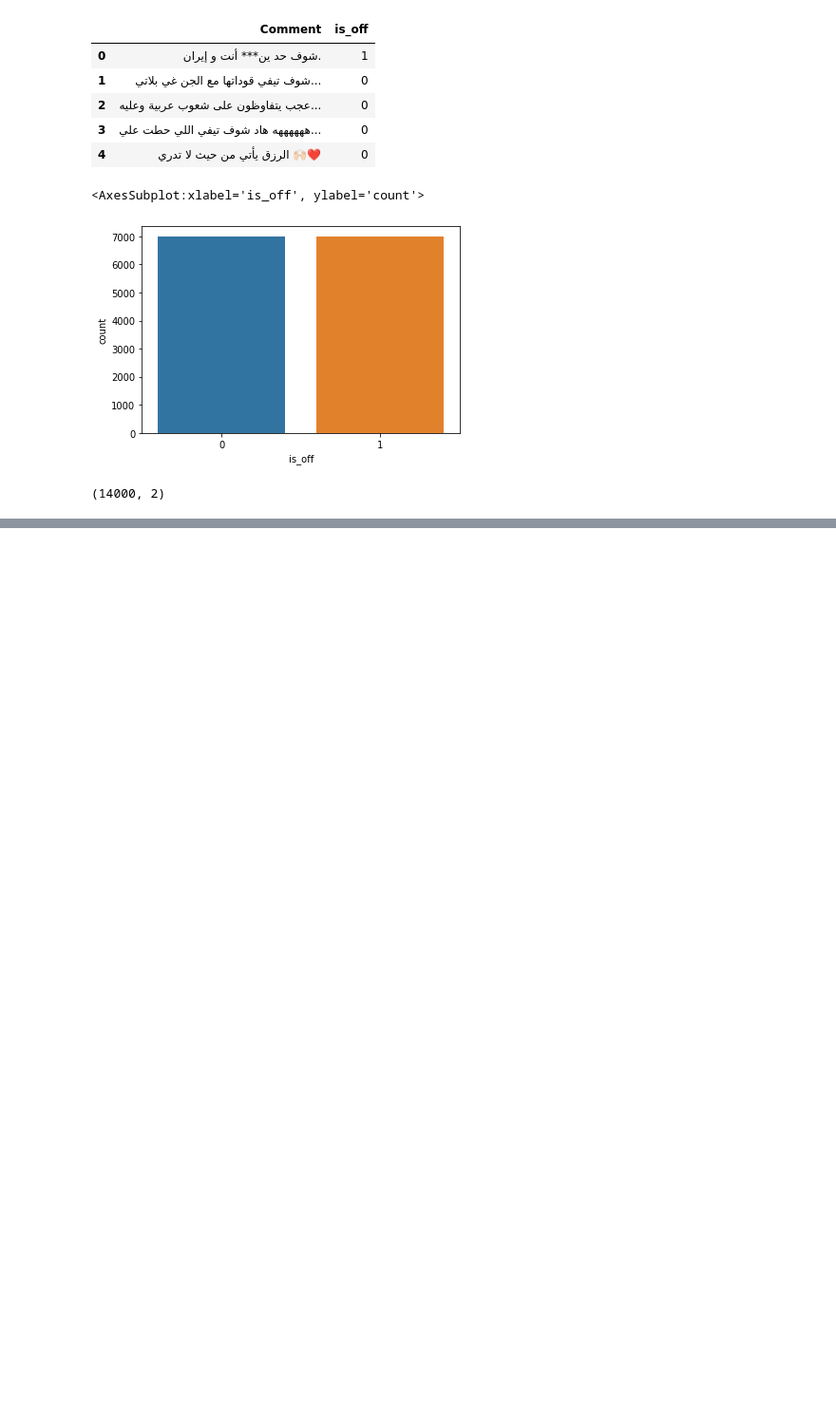
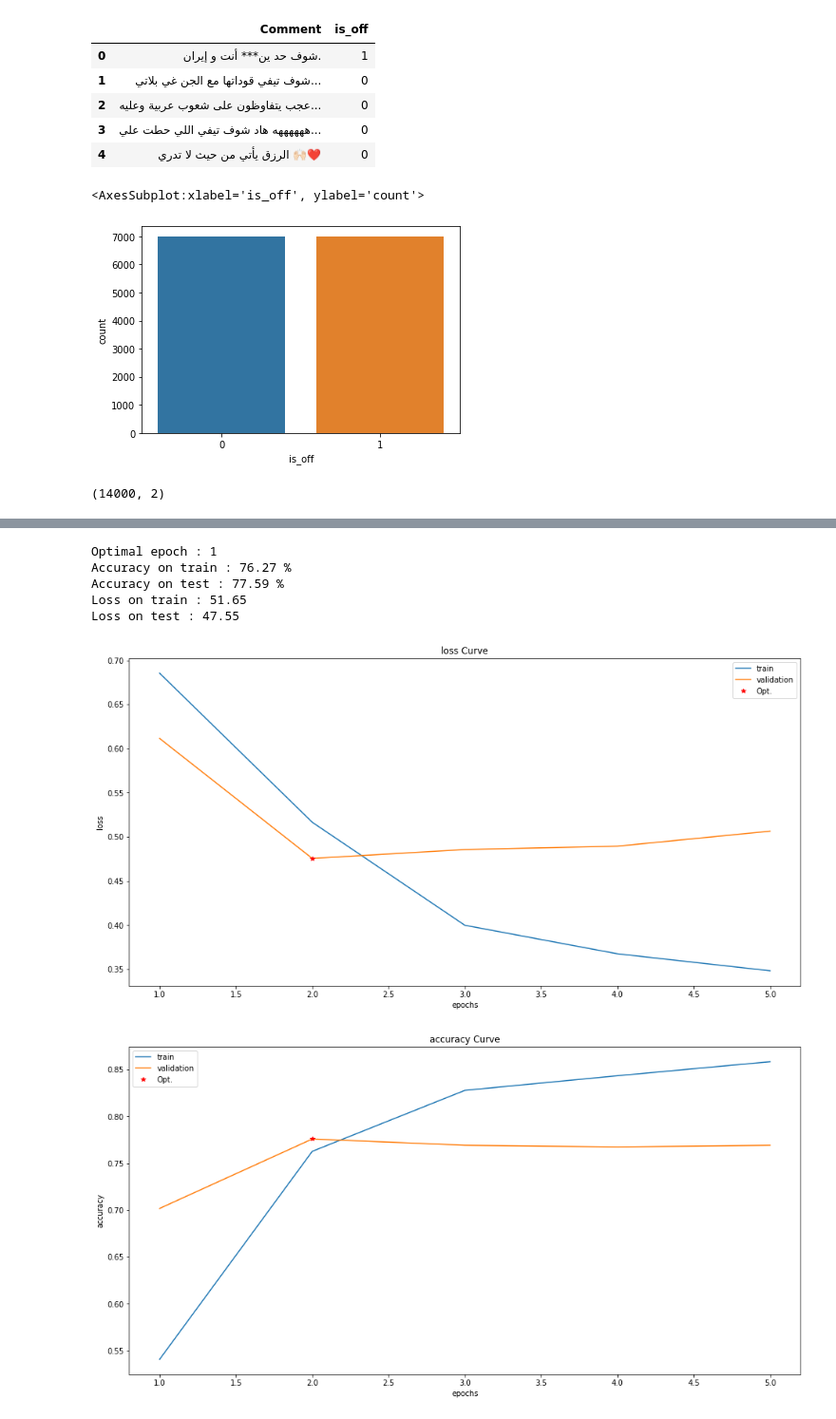
Before and after one commit to MouadBH/arabic-offensive-language-detection, a Jupyter notebook: LSTM.ipynb, the cells around one changed output, grey strips where cells are left out. Shown at 95% size. Drawn from its saved outputs; the diff is of its cells as text; code cells hidden in the pictures; blank space fills up the shorter version.

```diff
--- a/LSTM.ipynb
+++ b/LSTM.ipynb
@@ -199,19 +132,3 @@ WARNING:tensorflow:Layer lstm_31 will not use cuDNN kernel since it doesn't meet
-# %%
-"""
-Training Accuracy: 0.9412
-Training Loss: 0.2213
--------------------------
-Testing Accuracy:  0.7829
-Testing Loss:  0.8157
-"""
-model = Sequential()
-model.add(Embedding(MAX_NB_WORDS, EMBEDDING_DIM, input_length=MAX_SEQUENCE_LENGTH))
-model.add(LSTM(128, return_sequences=True))
-model.add(LSTM(64, return_sequences=True))
-model.add(GlobalMaxPool1D())
-model.add(Dense(32, activation='relu'))
-model.add(Dropout(0.5))
-model.add(Dense(1, activation='sigmoid'))
 # %%
 model.compile(loss='binary_crossentropy', optimizer='adam', metrics=['accuracy'])
 print(model.summary())
@@ -233,7 +150,3 @@ Trainable params: 1,144,129
 Non-trainable params: 0
 _________________________________________________________________
 None
-# %%
-save_best_acc = ModelCheckpoint("./models/lstm.hdf5", monitor='val_accuracy', verbose=1, save_best_only=True, mode='auto', period=1,save_weights_only=False)
-
-history = model.fit(X_train, y_train, validation_split=0.2, epochs=5, batch_size=32, callbacks=[save_best_acc])
@@ -295,0 +153,5 @@ def show_train_history(train_history,train,validation):
+# %%
+# earlyStopping = EarlyStopping(monitor='val_loss', patience=10, verbose=0, mode='min')
+# mcp_save = ModelCheckpoint('.mdl_wts.hdf5', save_best_only=True, monitor='val_loss', mode='min')
+
+history, lstm_model = train_fit(model, x_train, y_train, 64, 5)
@@ -295,0 +190,13 @@ def show_train_history(train_history,train,validation):
+# %%
+n = get_optimal_epoch(history)
+#train loss vs validation loss
+show_train_history(history,'loss','val_loss', n)
+show_train_history(history,'accuracy','val_accuracy', n)
+# %% [output]
+Optimal epoch : 1
+Accuracy on train : 76.27 %
+Accuracy on test : 77.59 %
+Loss on train : 51.65
+Loss on test : 47.55
+[figure, added]
+[figure, added]
```
Also changed, not shown: parts of 37 cells of this notebook.
